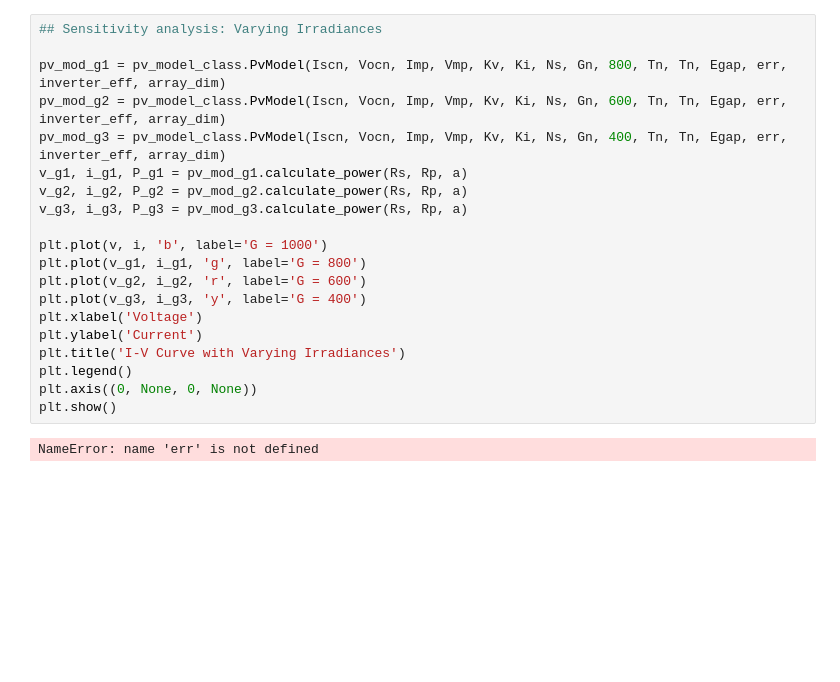
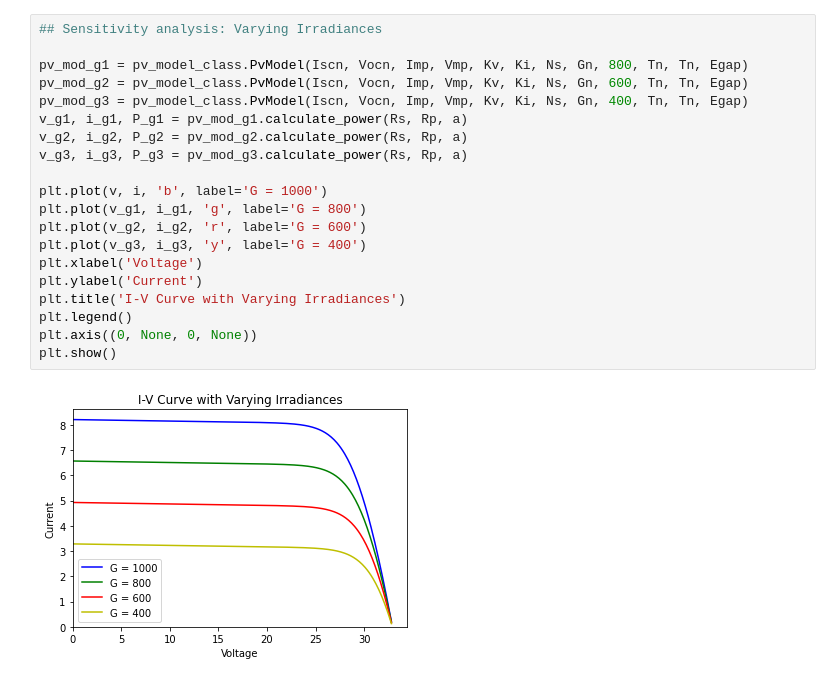
Before and after one commit to margot03/InSIGHT, a Jupyter notebook: insight/pv_model/demo/PV_model_demo.ipynb, the cells around one changed output. Saved outputs shown, nothing was run; the diff lists cells and outputs as text; blank space fills up the shorter version.

```diff
--- a/insight/pv_model/demo/PV_model_demo.ipynb
+++ b/insight/pv_model/demo/PV_model_demo.ipynb
@@ -52,25 +48,25 @@ TypeError: __init__() missing 3 required positional arguments: 'err', 'inverter'
 # %%
 ## Sensitivity analysis: Varying Irradiances
 
-pv_mod_g1 = pv_model_class.PvModel(Iscn, Vocn, Imp, Vmp, Kv, Ki, Ns, Gn, 800, Tn, Tn, Egap, err, inverter_eff, array_dim)
-pv_mod_g2 = pv_model_class.PvModel(Iscn, Vocn, Imp, Vmp, Kv, Ki, Ns, Gn, 600, Tn, Tn, Egap, err, inverter_eff, array_dim)
-pv_mod_g3 = pv_model_class.PvModel(Iscn, Vocn, Imp, Vmp, Kv, Ki, Ns, Gn, 400, Tn, Tn, Egap, err, inverter_eff, array_dim)
+pv_mod_g1 = pv_model_class.PvModel(Iscn, Vocn, Imp, Vmp, Kv, Ki, Ns, Gn, 800, Tn, Tn, Egap)
+pv_mod_g2 = pv_model_class.PvModel(Iscn, Vocn, Imp, Vmp, Kv, Ki, Ns, Gn, 600, Tn, Tn, Egap)
+pv_mod_g3 = pv_model_class.PvModel(Iscn, Vocn, Imp, Vmp, Kv, Ki, Ns, Gn, 400, Tn, Tn, Egap)
 v_g1, i_g1, P_g1 = pv_mod_g1.calculate_power(Rs, Rp, a)
 v_g2, i_g2, P_g2 = pv_mod_g2.calculate_power(Rs, Rp, a)
 v_g3, i_g3, P_g3 = pv_mod_g3.calculate_power(Rs, Rp, a)
 
 plt.plot(v, i, 'b', label='G = 1000')
 plt.plot(v_g1, i_g1, 'g', label='G = 800')
 plt.plot(v_g2, i_g2, 'r', label='G = 600')
 plt.plot(v_g3, i_g3, 'y', label='G = 400')
 plt.xlabel('Voltage')
 plt.ylabel('Current')
 plt.title('I-V Curve with Varying Irradiances')
 plt.legend()
 plt.axis((0, None, 0, None))
 plt.show()
 # %% [output]
-NameError: name 'err' is not defined
+[figure, added]
 # %%
 ## Sensitivity analysis: Varying Temperatures
 
```
Also changed, not shown: parts of 6 cells of this notebook, 3 other files.
